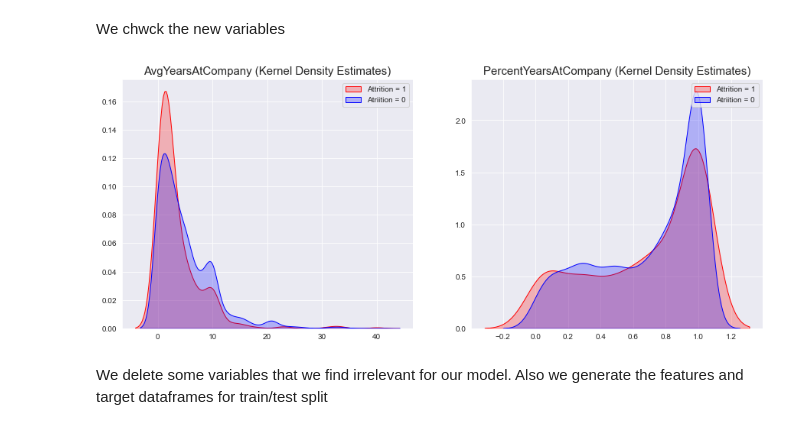
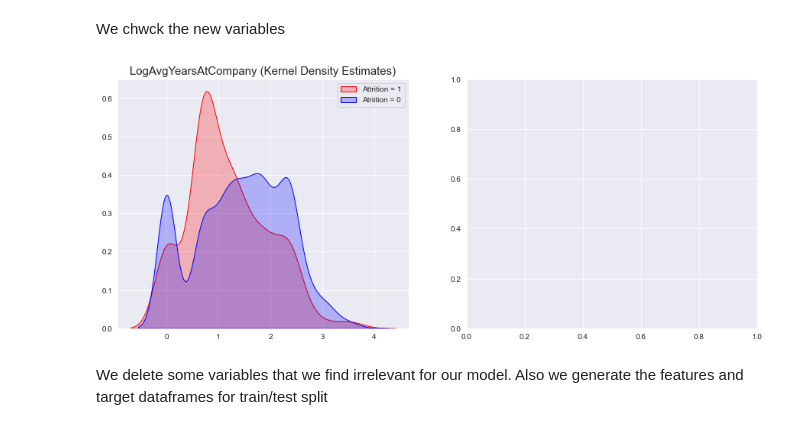
Before and after one commit to drjpeibol/Kaggle-Tabular-Series-S3E3, a Jupyter notebook: Code/playground_series_S3E3.ipynb, the cells around one changed output. Saved outputs shown, nothing was run; the diff lists cells and outputs as text; code cells hidden in the pictures.

```diff
--- a/Code/playground_series_S3E3.ipynb
+++ b/Code/playground_series_S3E3.ipynb
@@ -408,38 +408,32 @@ df.reset_index(drop=True, inplace=True)
 We will perform some feature engineering to create new variables that could be useful for the model
 # %%
 # Average years at a company
-df['AvgYearsAtCompany'] = df['TotalWorkingYears'] / (df['NumCompaniesWorked'])
+df['LogAvgYearsAtCompany'] = np.log(df['TotalWorkingYears'] / (df['NumCompaniesWorked'])+1)
 # If variable is infinity set to 0
-df['AvgYearsAtCompany'] = df['AvgYearsAtCompany'].replace([np.inf, -np.inf], 0)
-
-# Percentage of years at current company
-try:
-    df['PercentYearsAtCompany'] = df['YearsAtCompany'] / (df['TotalWorkingYears'])
-except:
-    df['PercentYearsAtCompany'] = 0
+df['LogAvgYearsAtCompany'] = df['LogAvgYearsAtCompany'].replace([np.inf, -np.inf], 0)
 # %% [markdown]
 We chwck the new variables
 # %%
-features = ['AvgYearsAtCompany', 'PercentYearsAtCompany']
+features = ['LogAvgYearsAtCompany']
 fig, axs = plt.subplots(nrows=1, ncols=2, figsize=(15, 6))
 
 sns.set_style('darkgrid')
 
 axs = axs.flatten()
 
 axis_counter = 0
 
 for _, feature in enumerate(features):
     _ = sns.kdeplot(df[feature][df['Attrition'] == 1], shade=True, color="r", ax=axs[axis_counter], label="Attrition = 1")
     _ = sns.kdeplot(df[feature][df['Attrition'] == 0], shade=True, color="b", ax=axs[axis_counter], label="Atriition = 0")
     _ = axs[axis_counter].set_title("{} (Kernel Density Estimates)".format(feature), fontsize=15)
     _ = axs[axis_counter].set_ylabel("")
     _ = axs[axis_counter].set_xlabel("")
     handles, labels = axs[axis_counter].get_legend_handles_labels()
     axs[axis_counter].legend(handles=handles, labels=labels, title="")
     axis_counter += 1
 # %% [output]
-[figure, old version]
+[figure, new version]
 # %% [markdown]
 We delete some variables that we find irrelevant for our model. Also we generate the features and target dataframes for train/test split
 # %%
```
Also changed, not shown: parts of 6 cells of this notebook, 1 other file.
